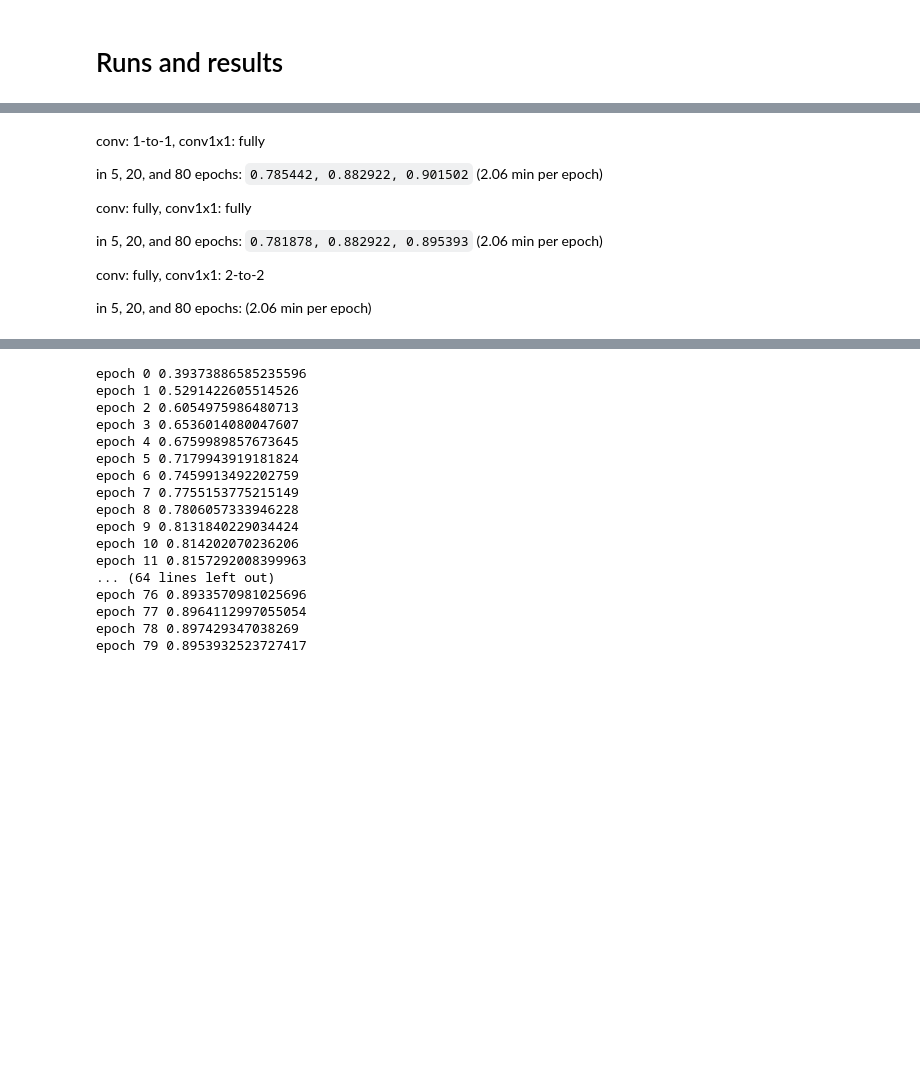
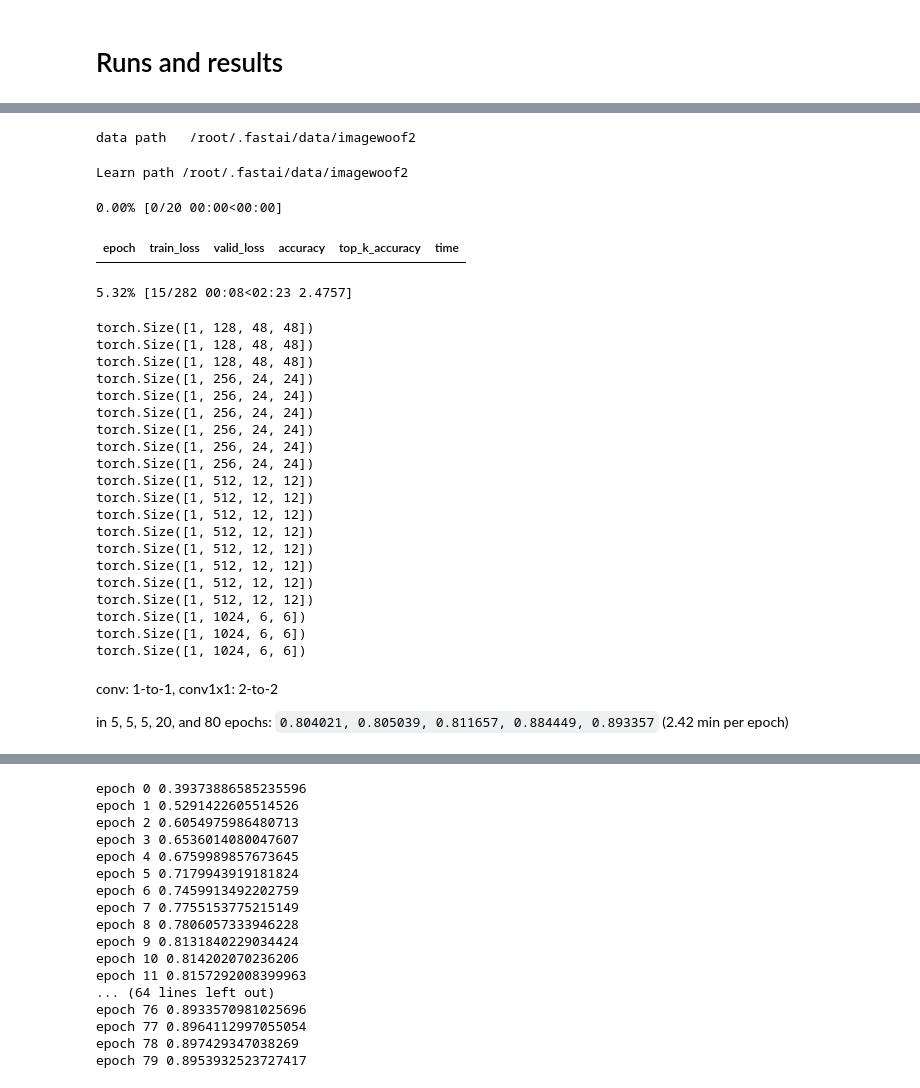
Before and after one commit to liuyao12/Ranger-Mish-ImageWoof-5, a Jupyter notebook: Woof_128_ConvTwist_separable.ipynb, the cells around one changed output, grey strips where cells are left out. Drawn from its saved outputs; the diff is of its cells as text; code cells hidden in the pictures; blank space fills up the shorter version.

```diff
--- a/Woof_128_ConvTwist_separable.ipynb
+++ b/Woof_128_ConvTwist_separable.ipynb
@@ -266,16 +267,40 @@ torch.Size([1, 1024, 6, 6])
-# %% [markdown]
-conv: 1-to-1, conv1x1: fully
-
-in 5, 20, and 80 epochs:
-`0.785442, 0.882922, 0.901502`
-(2.06 min per epoch)
-
-conv: fully, conv1x1: fully
-
-in 5, 20, and 80 epochs: `0.781878, 0.882922, 0.895393`
-(2.06 min per epoch)
-
-conv: fully, conv1x1: 2-to-2
-
-in 5, 20, and 80 epochs:
-(2.06 min per epoch)
+# %%
+epochs = [20,80]
+for e in epochs:
+    mixup=0 if e<20 else 0.2
+    learn = get_learn(model=model, size=192, bs=32, mixup=mixup)
+    learn.fit_fc(e, lr=4e-3, moms=(0.95,0.95), start_pct=0.72)
+    res += [learn.recorder.metrics[-1][0].item()]
+print([round(x, 6) for x in res], sum(res)/len(res))
+# %% [output]
+data path   /root/.fastai/data/imagewoof2
+Learn path /root/.fastai/data/imagewoof2
+0.00% [0/20 00:00<00:00]
+| epoch | train_loss | valid_loss | accuracy | top_k_accuracy | time |
+5.32% [15/282 00:08<02:23 2.4757]
+torch.Size([1, 128, 48, 48])
+torch.Size([1, 128, 48, 48])
+torch.Size([1, 128, 48, 48])
+torch.Size([1, 256, 24, 24])
+torch.Size([1, 256, 24, 24])
+torch.Size([1, 256, 24, 24])
+torch.Size([1, 256, 24, 24])
+torch.Size([1, 256, 24, 24])
+torch.Size([1, 256, 24, 24])
+torch.Size([1, 512, 12, 12])
+torch.Size([1, 512, 12, 12])
+torch.Size([1, 512, 12, 12])
+torch.Size([1, 512, 12, 12])
+torch.Size([1, 512, 12, 12])
+torch.Size([1, 512, 12, 12])
+torch.Size([1, 512, 12, 12])
+torch.Size([1, 512, 12, 12])
+torch.Size([1, 1024, 6, 6])
+torch.Size([1, 1024, 6, 6])
+torch.Size([1, 1024, 6, 6])
+# %% [markdown]
+conv: 1-to-1, conv1x1: 2-to-2
+
+in 5, 5, 5, 20, and 80 epochs:
+`0.804021, 0.805039, 0.811657, 0.884449, 0.893357`
+(2.42 min per epoch)
```
Also changed, not shown: parts of 6 cells of this notebook.
